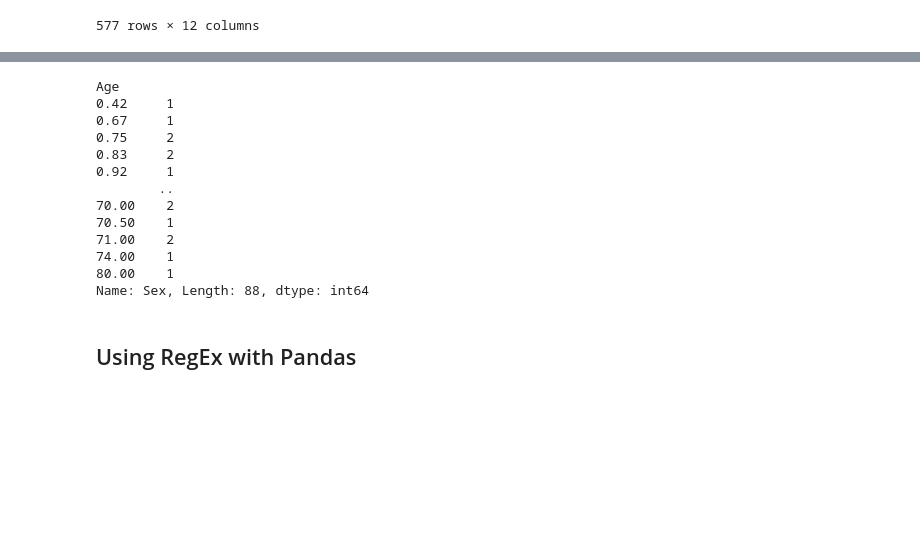
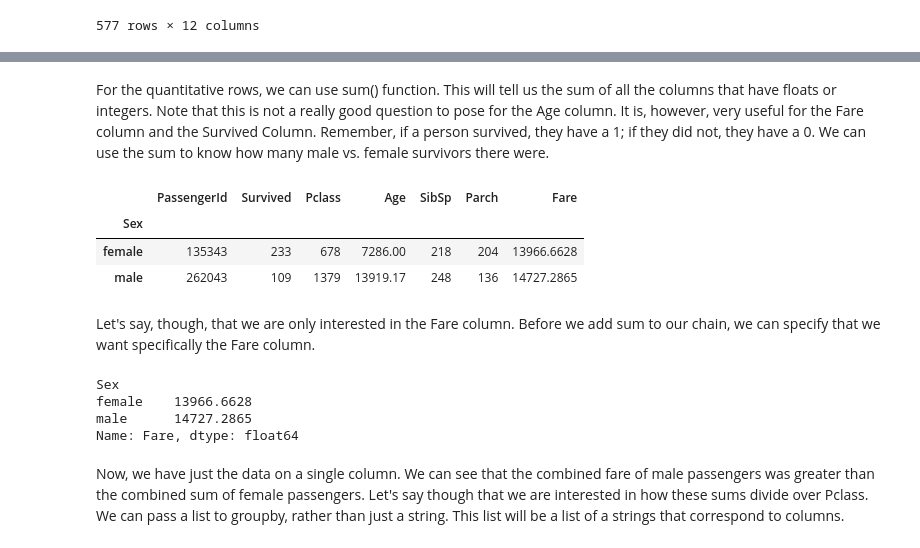
Before and after one commit to wjbmattingly/textbook_pandas, a Jupyter notebook: 03_03_advanced_grouping.ipynb, the cells around one changed output, grey strips where cells are left out. Saved outputs shown, nothing was run; the diff lists cells and outputs as text; code cells hidden in the pictures; blank space fills up the shorter version.

```diff
--- a/03_03_advanced_grouping.ipynb
+++ b/03_03_advanced_grouping.ipynb
@@ -93,18 +91,20 @@ df.groupby("Age").count()
+# %% [markdown]
+For the quantitative rows, we can use sum() function. This will tell us the sum of all the columns that have floats or integers. Note that this is not a really good question to pose for the Age column. It is, however, very useful for the Fare column and the Survived Column. Remember, if a person survived, they have a 1; if they did not, they have a 0. We can use the sum to know how many male vs. female survivors there were.
 # %%
-df.groupby("Age").Sex.count()
+df.groupby("Sex").sum()
 # %% [output]
-Age
-0.42     1
-0.67     1
-0.75     2
-0.83     2
-0.92     1
-        ..
-70.00    2
-70.50    1
-71.00    2
-74.00    1
-80.00    1
-Name: Sex, Length: 88, dtype: int64
+|  | PassengerId | Survived | Pclass | Age | SibSp | Parch | Fare |
+| Sex |  |  |  |  |  |  |  |
+| female | 135343 | 233 | 678 | 7286.00 | 218 | 204 | 13966.6628 |
+| male | 262043 | 109 | 1379 | 13919.17 | 248 | 136 | 14727.2865 |
-# %% [markdown]
-## Using RegEx with Pandas
+# %% [markdown]
+Let's say, though, that we are only interested in the Fare column. Before we add sum to our chain, we can specify that we want specifically the Fare column.
+# %%
+df.groupby("Sex").Fare.sum()
+# %% [output]
+Sex
+female    13966.6628
+male      14727.2865
+Name: Fare, dtype: float64
+# %% [markdown]
+Now, we have just the data on a single column. We can see that the combined fare of male passengers was greater than the combined sum of female passengers. Let's say though that we are interested in how these sums divide over Pclass. We can pass a list to groupby, rather than just a string. This list will be a list of a strings that correspond to columns.
```
Also changed, not shown: parts of 9 cells of this notebook.
